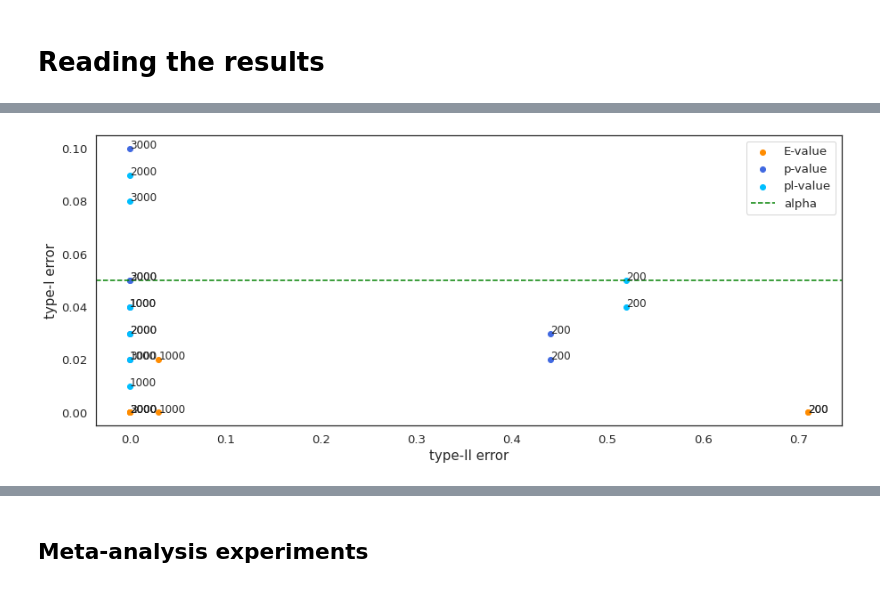
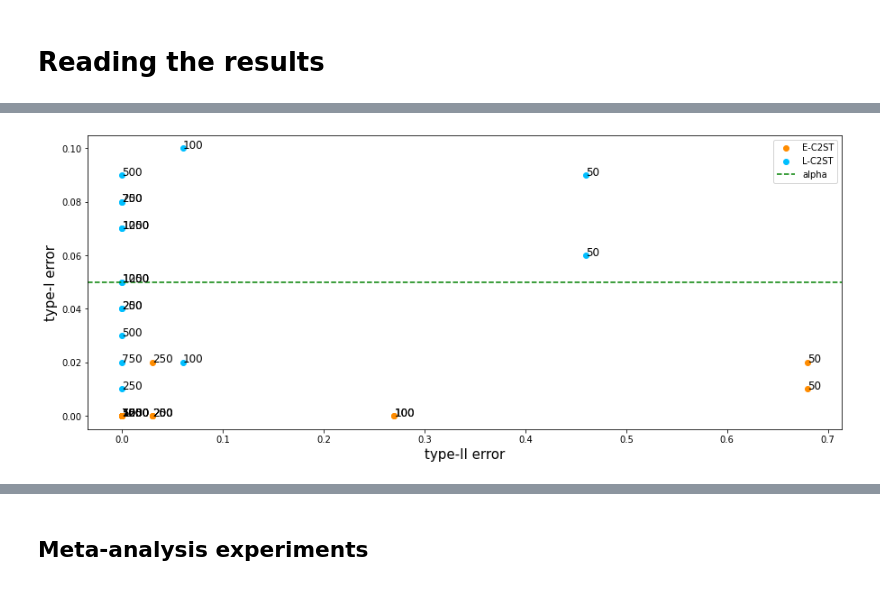
Before and after one commit to tpandeva/c2st-e, a Jupyter notebook: remote_notebooks/C2ST_fastmri_plus_loading.ipynb, the cells around one changed output, grey strips where cells are left out. Cells and saved outputs as stored; diff of their text form; code cells hidden in the pictures.

```diff
--- a/remote_notebooks/C2ST_fastmri_plus_loading.ipynb
+++ b/remote_notebooks/C2ST_fastmri_plus_loading.ipynb
@@ -99,7 +99,10 @@ results_name = "results.json"
 # Old
 # results_datetimes = ["mri/2022-09-23/18:09:04"]
 # New
-results_datetimes = ["mri/base_exp_oct10/2022-10-10/14:43:24", "ivi_results/mri/base_exp_oct10_ivi/2022-10-10/16:16:23"]
+# # # results_datetimes = ["mri/base_exp_oct10/2022-10-10/14:43:24", "ivi_results/mri/base_exp_oct10_ivi/2022-10-10/16:16:23"]
+# results_datetimes = ["mri/base_exp_oct10/2022-10-10/14:43:24"]
+# New with 800 as well
+results_datetimes = ["mri/base_exp_oct10/2022-10-10/14:43:24", "mri/base_exp_oct12/2022-10-12/13:29:07.684"]
 
 results_dict = {}
 for results_datetime in results_datetimes:
@@ -335,13 +358,14 @@ Fraction of E-values > 1: 0.71
 # plt.tight_layout()
 # plt.show()
 # %%
-# Scatter plot for Pareto front
+ex, ey1, ey2, px, py1, py2 = [], [], [], [], [], []
+plx, ply1, ply2 = [], [], []
 
+# Scatterplot for Pareto front
 plt.figure(figsize=(15, 6))
 
-ex, ey1, ey2, px, py1, py2 = [], [], [], [], [], []
-plx, ply1, ply2 = [], [], []
-for size, vals in errors_per_size.items():
+for s, vals in sorted(errors_per_size.items(), key = lambda x: int(x[0])):
+    size = int(s) // 4
     e1a = vals["1a"]["e_error"]
     e1b = vals["1b"]["e_error"]
     e2 = vals["2"]["e_error"]
@@ -362,43 +386,43 @@ for size, vals in errors_per_size.items():
     plx.append(pl2)
     ply1.append(pl1a)
     ply2.append(pl1b)
 
     plt.annotate(f"{size}", (e2, e1a), fontsize=12)
     plt.annotate(f"{size}", (e2, e1b), fontsize=12)
-    plt.annotate(f"{size}", (p2, p1a), fontsize=12)
-    plt.annotate(f"{size}", (p2, p1b), fontsize=12)
+#     plt.annotate(f"{size}", (p2, p1a), fontsize=12)
+#     plt.annotate(f"{size}", (p2, p1b), fontsize=12)
     plt.annotate(f"{size}", (pl2, pl1a), fontsize=12)
     plt.annotate(f"{size}", (pl2, pl1b), fontsize=12)
 
-plt.scatter(ex, ey1, label="E-value", c="darkorange")
-plt.scatter(ex, ey2, label="E-value", c="darkorange")
+plt.scatter(ex, ey1, label="E-C2ST", c="darkorange")
+plt.scatter(ex, ey2, label="E-C2ST", c="darkorange")
 
-plt.scatter(px, py1, label="p-value", c="royalblue")
-plt.scatter(px, py2, label="p-value", c="royalblue")
+# plt.scatter(px, py1, label="S-C2ST", c="royalblue")
+# plt.scatter(px, py2, label="S-C2ST", c="royalblue")
 
-plt.scatter(plx, ply1, label="pl-value", c="deepskyblue")
-plt.scatter(plx, ply2, label="pl-value", c="deepskyblue")
+plt.scatter(plx, ply1, label="L-C2ST", c="deepskyblue")
+plt.scatter(plx, ply2, label="L-C2ST", c="deepskyblue")
 
 plt.axhline(y=alpha, label="alpha", linestyle="--", c="green")
 
 plt.xlabel("type-II error", fontsize=15)
 plt.ylabel("type-I error", fontsize=15)
 # Make sure labels are not duplicated
 handles, labels = plt.gca().get_legend_handles_labels()
 by_label = dict(zip(labels, handles))
 plt.legend(by_label.values(), by_label.keys())
 
 if save_figs:
     plot_save_dir = save_dir
     plot_save_dir.mkdir(parents=True, exist_ok=True)
-    save_name = f"mri_pareto_front"
+    save_name = f"mri_pareto_front_old"
     plt.savefig(plot_save_dir / (save_name + ".pdf"), dpi=300)
     plt.savefig(plot_save_dir / (save_name + ".svg"), dpi=300)
     plt.savefig(plot_save_dir / (save_name + ".png"), dpi=300)
 
 plt.show()
 # %% [output]
-[figure, old version]
+[figure, new version]
 # %%
 df_dict = {
     "Type I error": [],
```
Also changed, not shown: parts of 25 cells of this notebook.
